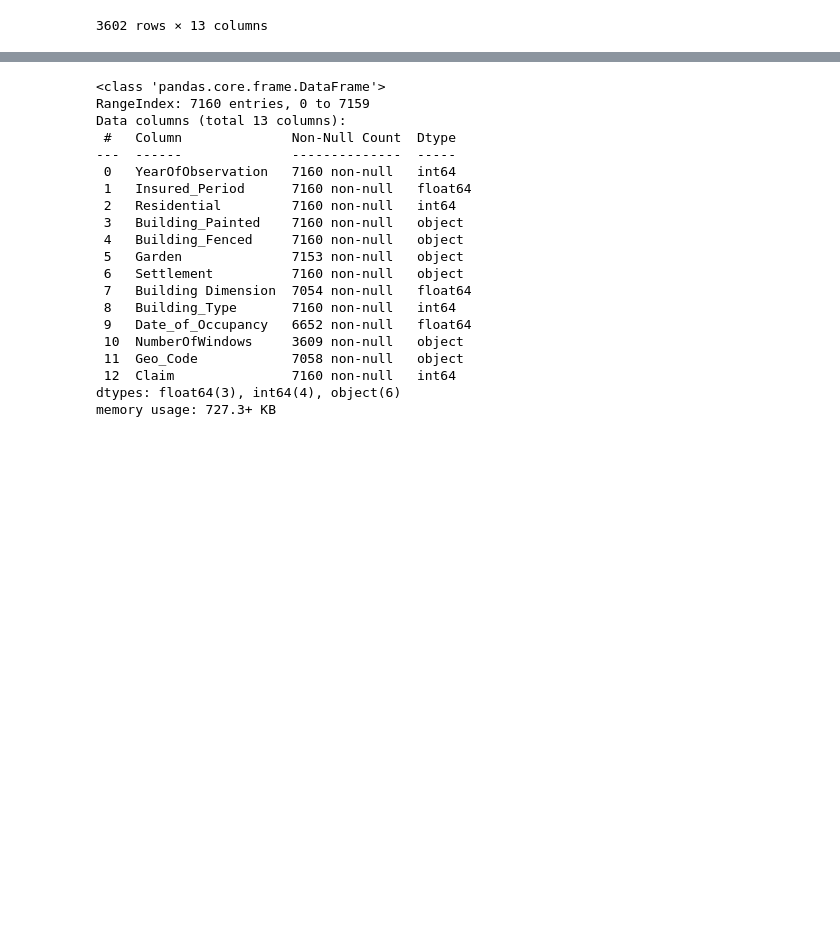
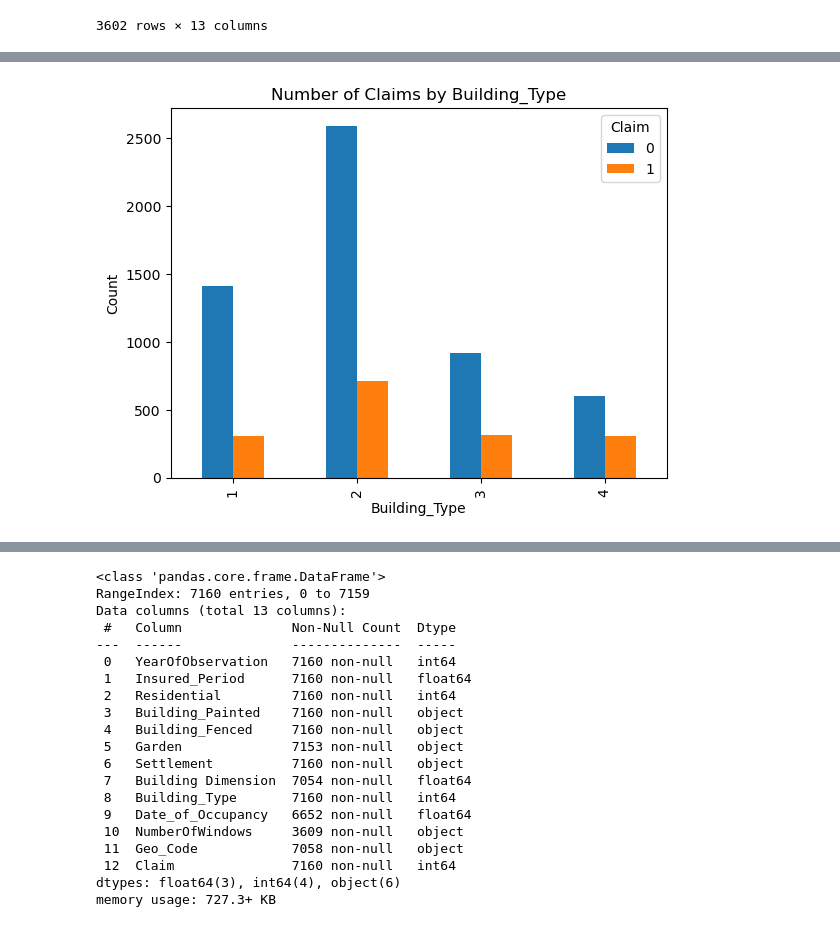
Before and after one commit to Timmy485/Insurance_Prediction, a Jupyter notebook: Insurance Prediciton.ipynb, the cells around one changed output, grey strips where cells are left out. Drawn from its saved outputs; the diff is of its cells as text; code cells hidden in the pictures; blank space fills up the shorter version.

```diff
--- a/Insurance Prediciton.ipynb
+++ b/Insurance Prediciton.ipynb
@@ -79,0 +82,4 @@ painted.loc[painted.Settlement == 'U']
+# %%
+plot_feature_vs_target('Building_Type')
+# %% [output]
+[figure, added]
```
Also changed, not shown: parts of 13 cells of this notebook.
